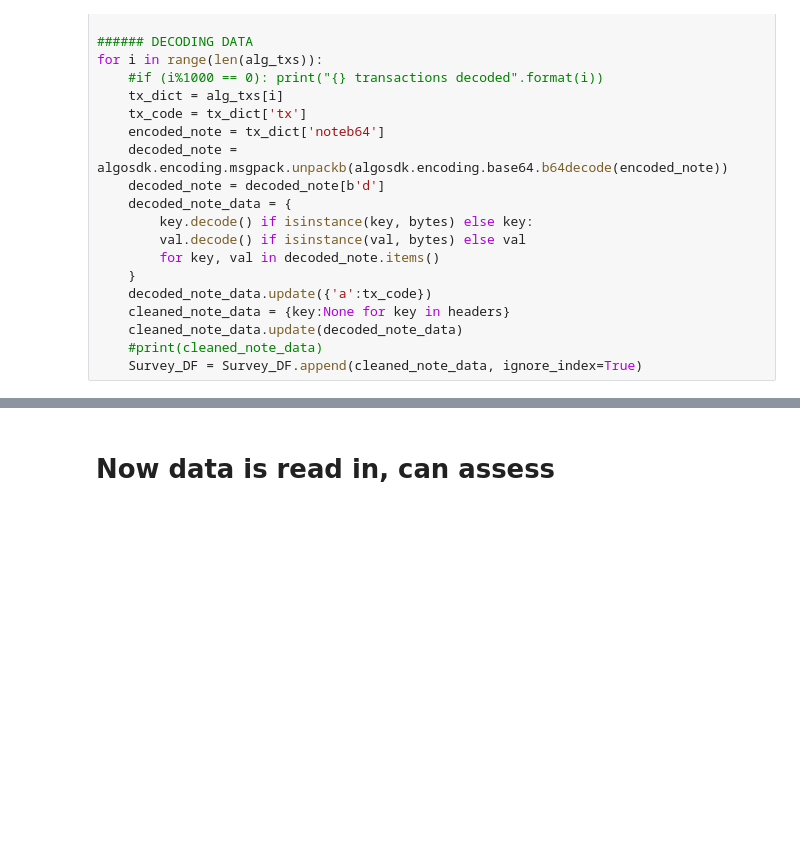
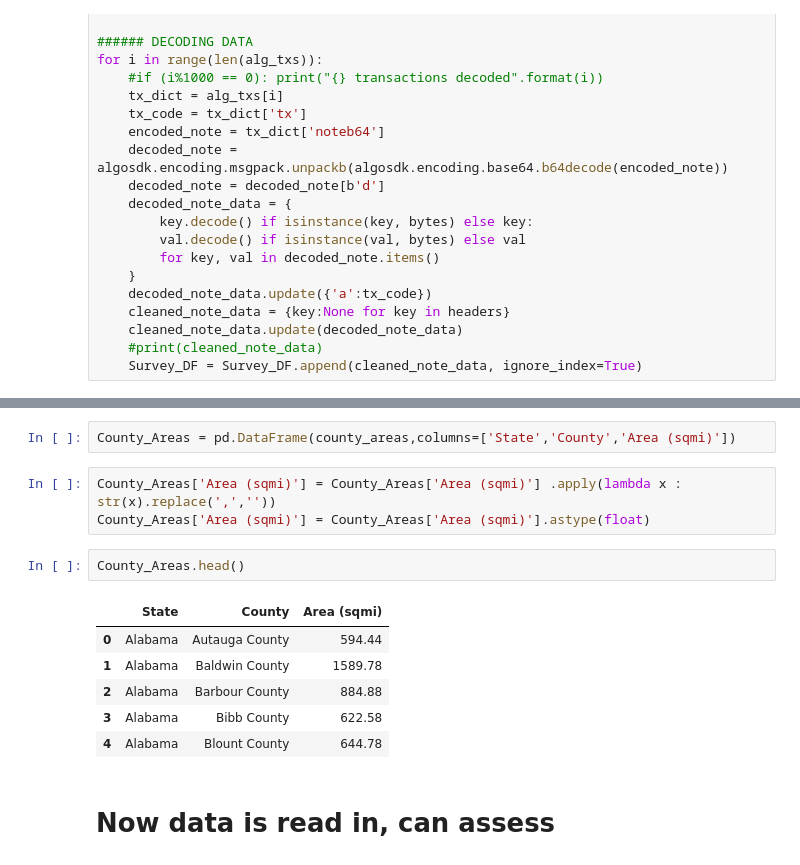
Before and after one commit to sbs87/MIT_COVID19, a Jupyter notebook: covid19_TestingData.ipynb, the cells around one changed output, grey strips where cells are left out. Cells and saved outputs as stored; diff of their text form; blank space fills up the shorter version.

```diff
--- a/covid19_TestingData.ipynb
+++ b/covid19_TestingData.ipynb
@@ -127,3 +133,17 @@ Survey_DF_trim.head()
+# %%
+County_Areas = pd.DataFrame(county_areas,columns=['State','County','Area (sqmi)'])
+# %%
+County_Areas['Area (sqmi)'] = County_Areas['Area (sqmi)'] .apply(lambda x : str(x).replace(',',''))
+County_Areas['Area (sqmi)'] = County_Areas['Area (sqmi)'].astype(float)
+# %%
+County_Areas.head()
+# %% [output]
+|  | State | County | Area (sqmi) |
+| 0 | Alabama | Autauga County | 594.44 |
+| 1 | Alabama | Baldwin County | 1589.78 |
+| 2 | Alabama | Barbour County | 884.88 |
+| 3 | Alabama | Bibb County | 622.58 |
+| 4 | Alabama | Blount County | 644.78 |
 # %% [markdown]
 # Now data is read in, can assess
 # %%
```
Also changed, not shown: parts of 2 cells of this notebook, 1 other file.
